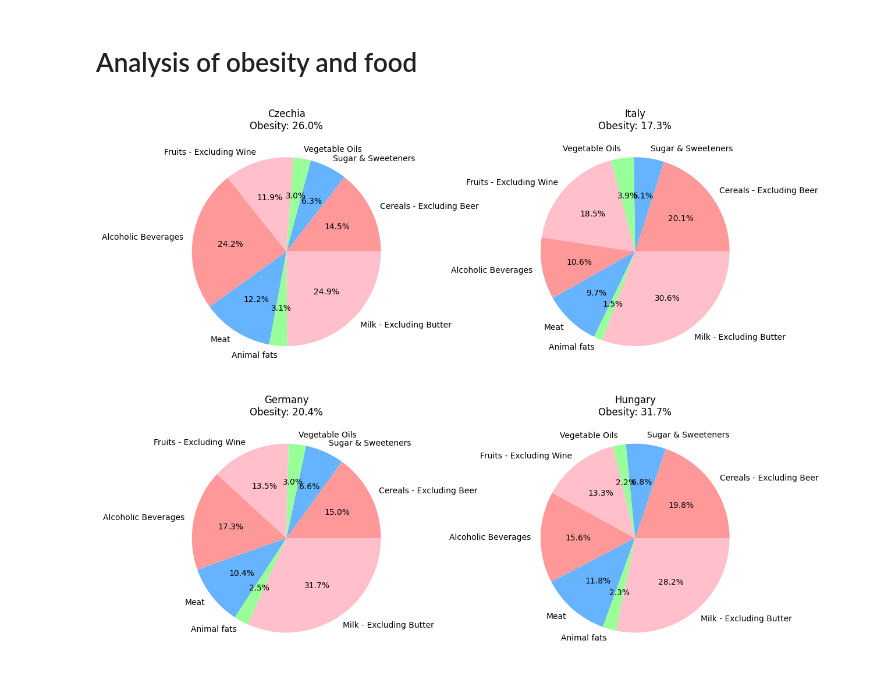
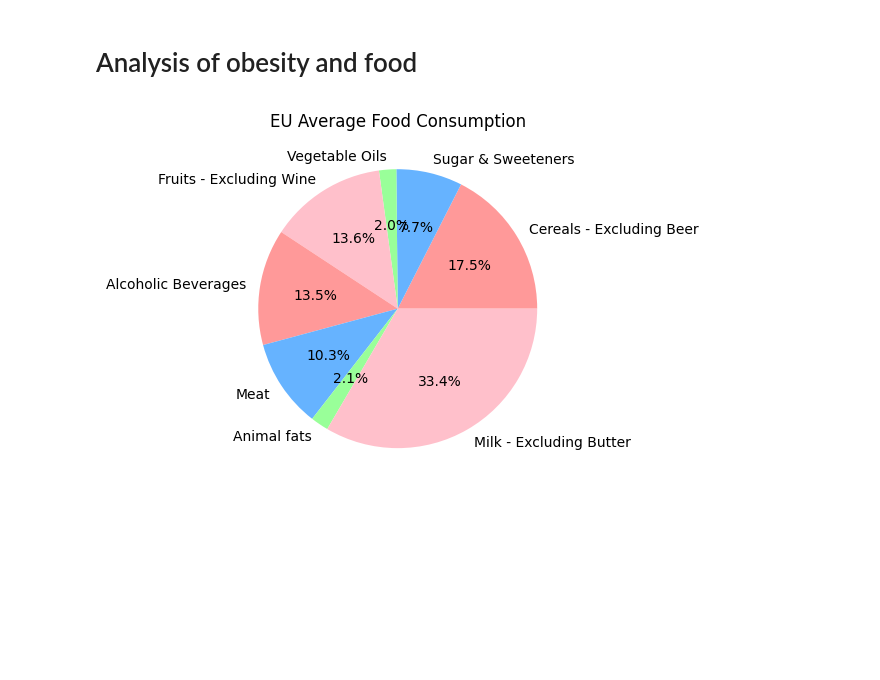
Before and after one commit to Danialmohebbi/EU-Obesity-Analysis, a Jupyter notebook: main.ipynb, the cells around one changed output. Saved outputs shown, nothing was run; the diff lists cells and outputs as text; code cells hidden in the pictures; blank space fills up the shorter version.

```diff
--- a/main.ipynb
+++ b/main.ipynb
@@ -99,0 +145,5 @@ obesity = obesity[obesity['country'].notna()]
+# %%
+food = food.rename(columns={'Area Code (ISO2)':'country_code','Area':'country','Year':'year'})[['country_code','country','year','Item','Value']]
+food = food[food['year'].isin(range(2012,2023))]
+food = food.pivot_table(index=["country_code", "country", "year"],columns="Item",values="Value").reset_index()
+food
@@ -249,37 +390,16 @@ plt.show()
 # %% [markdown]
 <h1>Analysis of obesity and food</h1>
-# %%
-import pandas as pd
-import matplotlib.pyplot as plt
-
-df = food[food['Area'].isin(eu_country_codes.keys())]
-df = df.rename(columns={'Area': 'country'})
-food_items = ['Cereals - Excluding Beer',       'Sugar & Sweeteners',
-           'Vegetable Oils',  'Fruits - Excluding Wine',
-      'Alcoholic Beverages',                     'Meat',
-              'Animal fats',  'Milk - Excluding Butter']
-df = df[df['Item'].isin(food_items)]
-table = df.pivot_table(index='country',columns='Item',values='Value').reset_index()
-temp_obesity = obesity.copy()
-temp_obesity['country'] = temp_obesity['country'].map({v: k for k, v in eu_country_codes.items()})
-temp_obesity = temp_obesity[(temp_obesity['year'] == 2022) &(temp_obesity['age'] == 'Y_GE18') &(temp_obesity['sex'] == 'TOTAL')]
-df = table.merge(temp_obesity[['country', 'obesity_rate']],on='country',how='inner')
-countries = ['Czechia', 'Italy', 'Germany', 'Hungary']
-colors = ['#ff9999', '#66b3ff', '#99ff99', 'pink']
-explode = (0.05, 0.05, 0.05, 0.05)
-
-#plotting
-plt.figure(figsize=(12,10))
-for i, country in enumerate(countries):
-    data = df[df['country'] == country]
-    values = data[food_items].values.flatten()
-    obesity_val = data['obesity_rate'].values[0]
-
-    plt.subplot(2, 2, i+1)
-    plt.pie(values,labels=food_items,autopct='%1.1f%%',colors=colors,)
-    plt.title(f"{country}\nObesity: {obesity_val:.1f}%")
-
-plt.tight_layout()
-plt.show()
-# %% [output]
-[figure, removed]
+# %%
+food_items = ['Cereals - Excluding Beer','Sugar & Sweeteners','Vegetable Oils',  'Fruits - Excluding Wine',
+              'Alcoholic Beverages','Meat','Animal fats',  'Milk - Excluding Butter']
+
+colors = ['#ff9999', '#66b3ff', '#99ff99', 'pink']
+explode = (0.05, 0.05, 0.05, 0.05)
+
+plt.figure(figsize=(6,8))
+plt.pie(food[food['year'] == 2022][food_items].mean(),labels=food_items,autopct='%1.1f%%',colors=colors,)
+plt.title("EU Average Food Consumption")
+plt.tight_layout()
+plt.show()
+# %% [output]
+[figure, added]
```
Also changed, not shown: parts of 15 cells of this notebook.
